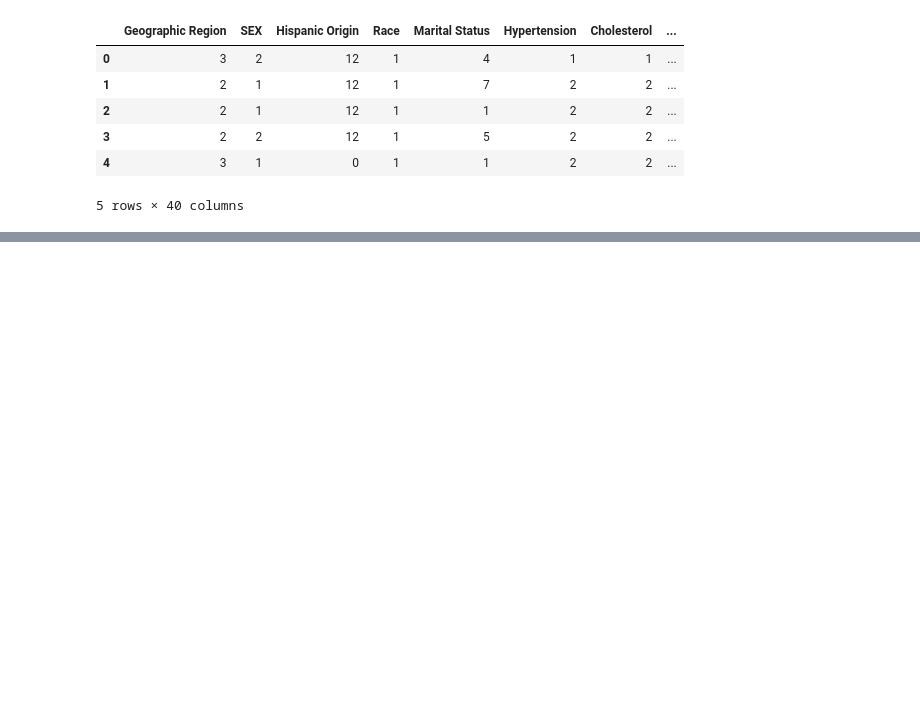
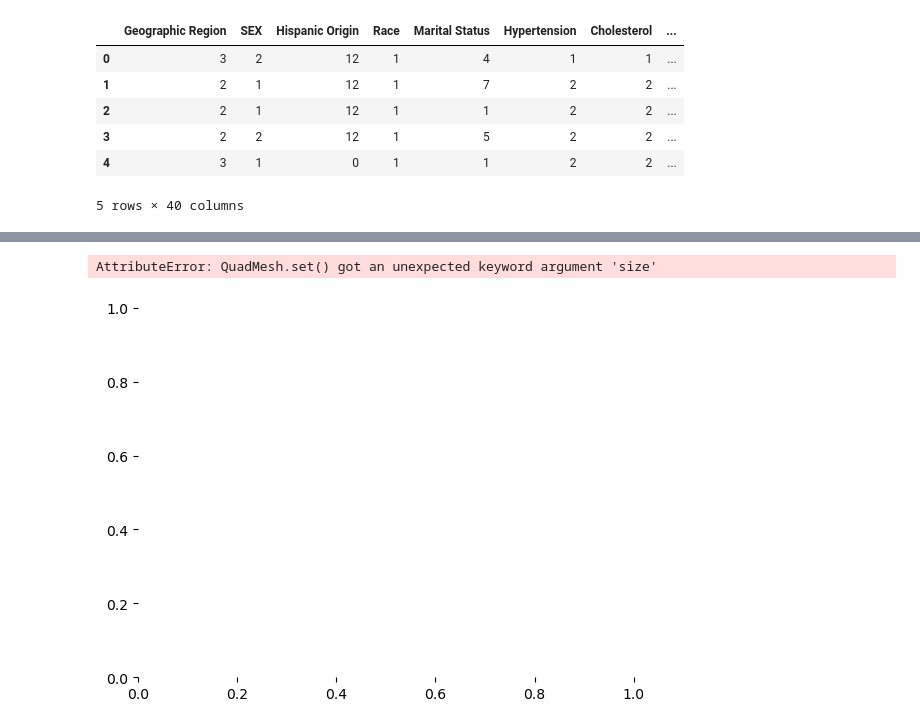
Before and after one commit to ShipraGupta16/Project_1, a Jupyter notebook: cdc_codes.ipynb, the cells around one changed output, grey strips where cells are left out. Drawn from its saved outputs; the diff is of its cells as text; code cells hidden in the pictures; blank space fills up the shorter version.

Commit message:
sharing an graphic error to be resolved

```diff
--- a/cdc_codes.ipynb
+++ b/cdc_codes.ipynb
@@ -131,0 +147,16 @@ memory usage: 13.1 MB
+# %%
+df_17 = filtered_data_2017
+
+corr = df_17.corr()
+ax = sns.heatmap(corr, size=corr.abs(), color=corr,
+    vmin=-1, vmax=1, center=0,
+    cmap=sns.diverging_palette(20, 220, n=200),
+    square=False)
+ax.set_xticklabels(
+    ax.get_xticklabels(),
+    rotation=45,
+    horizontalalignment='right'
+);
+# %% [output]
+AttributeError: QuadMesh.set() got an unexpected keyword argument 'size'
+[figure, added]
```
Also changed, not shown: parts of 6 cells of this notebook, 1 other file.
